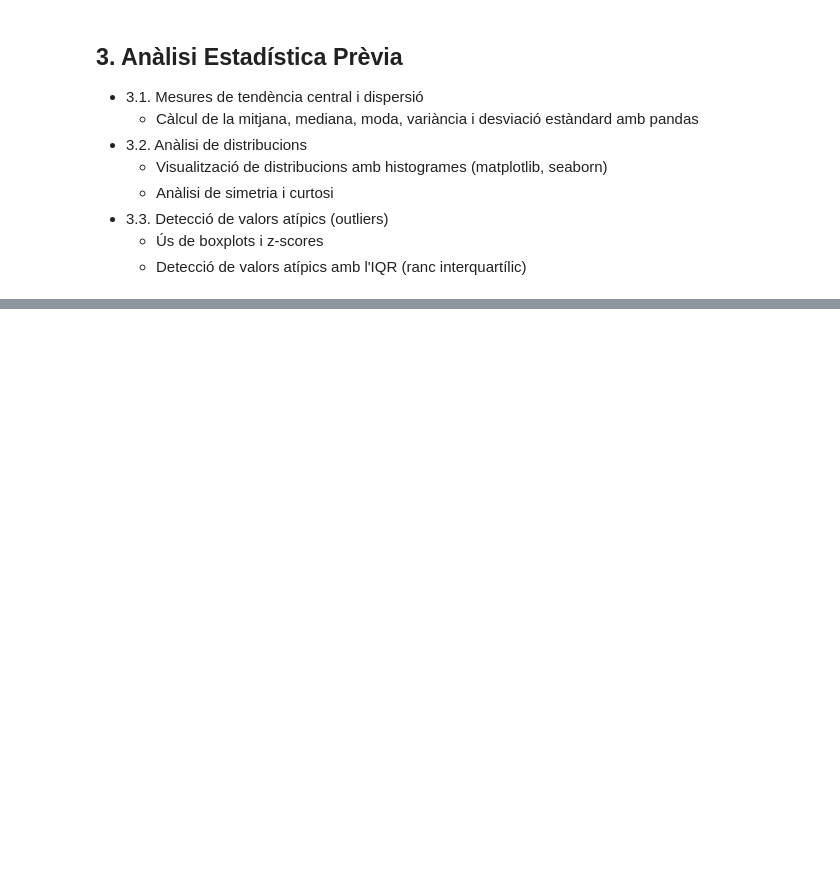
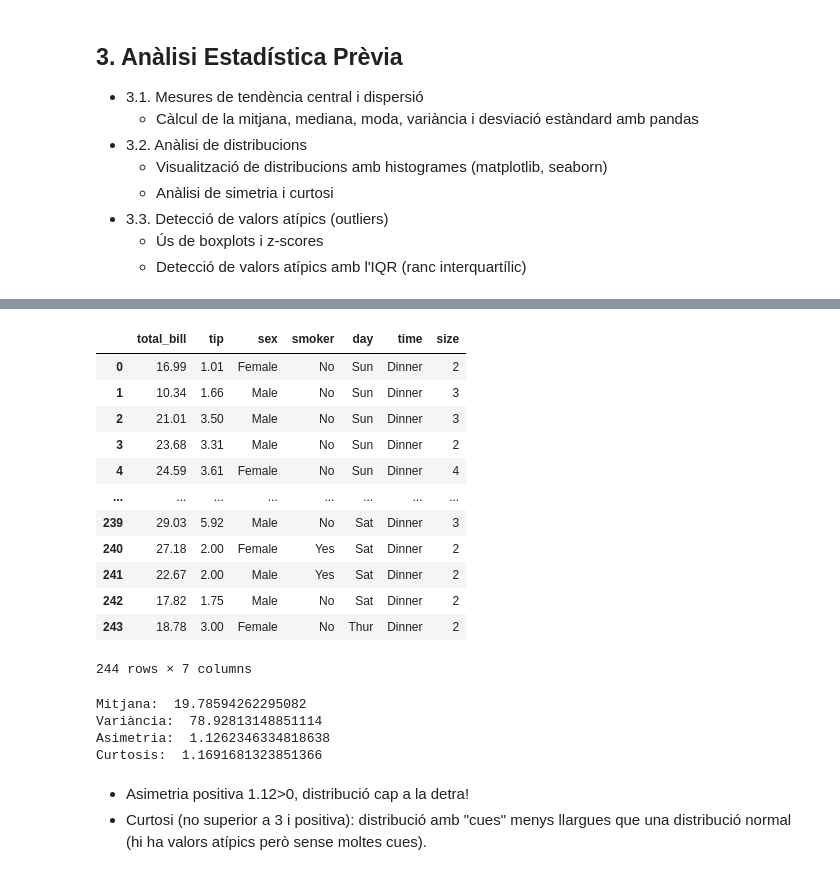
Before and after one commit to wisaaco/CURS_AdministracioAnaliticaAvan-adaDeDades, a Jupyter notebook: lessons/3_preparacio_dades.ipynb, the cells around one changed output, grey strips where cells are left out. Cells and saved outputs as stored; diff of their text form; code cells hidden in the pictures; blank space fills up the shorter version.

```diff
--- a/lessons/3_preparacio_dades.ipynb
+++ b/lessons/3_preparacio_dades.ipynb
@@ -1003,0 +1092,36 @@ print(df)
+# %%
+tips
+# %% [output]
+|  | total_bill | tip | sex | smoker | day | time | size |
+| 0 | 16.99 | 1.01 | Female | No | Sun | Dinner | 2 |
+| 1 | 10.34 | 1.66 | Male | No | Sun | Dinner | 3 |
+| 2 | 21.01 | 3.50 | Male | No | Sun | Dinner | 3 |
+| 3 | 23.68 | 3.31 | Male | No | Sun | Dinner | 2 |
+| 4 | 24.59 | 3.61 | Female | No | Sun | Dinner | 4 |
+| ... | ... | ... | ... | ... | ... | ... | ... |
+| 239 | 29.03 | 5.92 | Male | No | Sat | Dinner | 3 |
+| 240 | 27.18 | 2.00 | Female | Yes | Sat | Dinner | 2 |
+| 241 | 22.67 | 2.00 | Male | Yes | Sat | Dinner | 2 |
+| 242 | 17.82 | 1.75 | Male | No | Sat | Dinner | 2 |
+| 243 | 18.78 | 3.00 | Female | No | Thur | Dinner | 2 |
+244 rows × 7 columns
+# %%
+import numpy as np
+import scipy.stats as sp
+
+# 1st Moment: Mitjana
+print("Mitjana: ",np.mean(tips.total_bill))
+# 2nd Moment: Variància
+print("Variància: ",np.var(tips.total_bill))
+# 3rd Moment: Asimetria
+print("Asimetria: ",sp.skew(tips.total_bill)) #
+# 4th Moment: Curtosis
+print("Curtosis: ",sp.kurtosis(tips.total_bill))
+# %% [output]
+Mitjana:  19.78594262295082
+Variància:  78.92813148851114
+Asimetria:  1.1262346334818638
+Curtosis:  1.1691681323851366
+# %% [markdown]
+- Asimetria positiva 1.12>0, distribució cap a la detra!
+- Curtosi (no superior a 3 i positiva): distribució amb "cues" menys llargues que una distribució normal (hi ha valors atípics però sense moltes cues).
```
Also changed, not shown: parts of 15 cells of this notebook.
